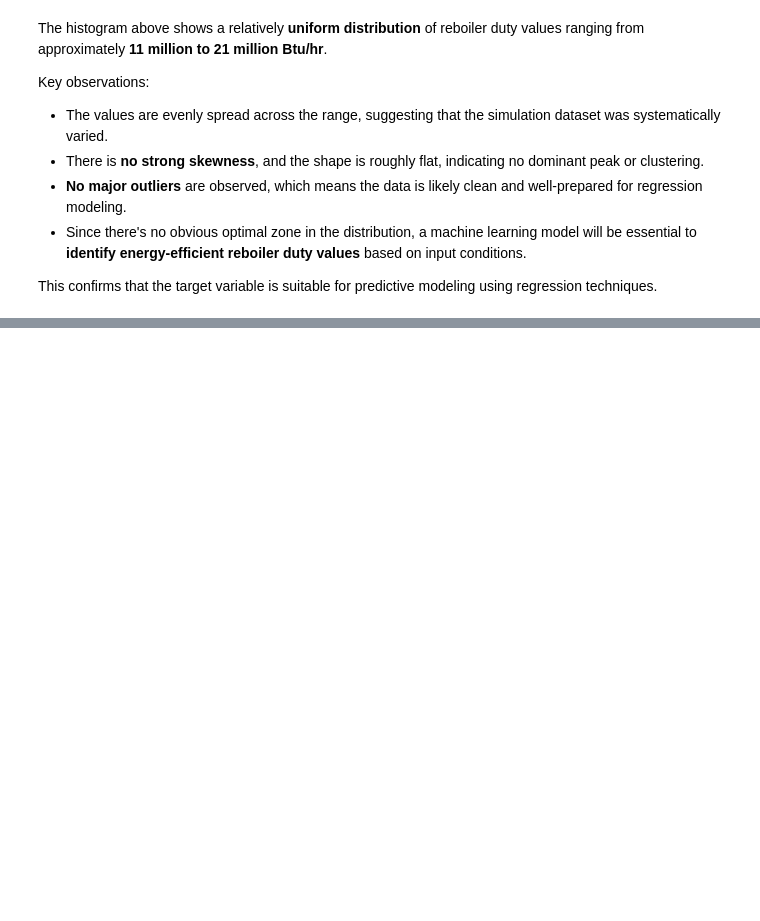
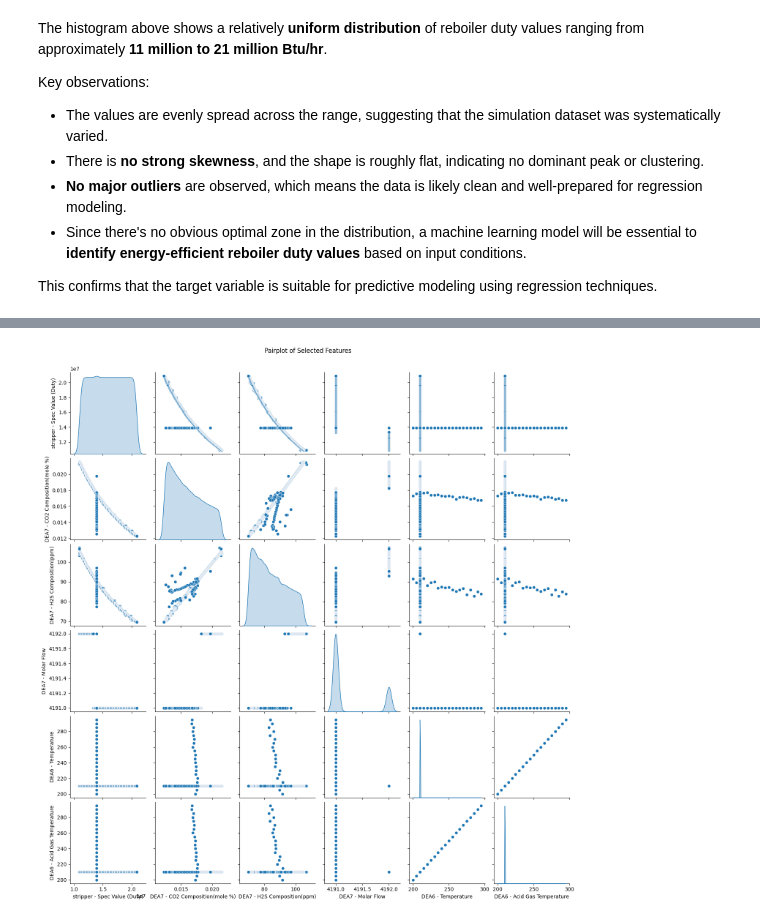
Before and after one commit to Veraeze/AmineRegeneration, a Jupyter notebook: ReboilerDuty.ipynb, the cells around one changed output, grey strips where cells are left out. Saved outputs shown, nothing was run; the diff lists cells and outputs as text; code cells hidden in the pictures; blank space fills up the shorter version.

```diff
--- a/ReboilerDuty.ipynb
+++ b/ReboilerDuty.ipynb
@@ -157,0 +209,17 @@ This confirms that the target variable is suitable for predictive modeling using
+# %%
+# Pairplot of selected features
+
+selected_cols = [
+    'stripper - Spec Value (Duty)',
+    'DEA7 - CO2 Composition(mole %)',
+    'DEA7 - H2S Composition(ppm)',
+    'DEA7 - Molar Flow',
+    'DEA6 - Temperature',
+    'DEA6 - Acid Gas Temperature'
+]
+
+sns.pairplot(df[selected_cols], diag_kind='kde')
+plt.suptitle('Pairplot of Selected Features', y=1.02)
+plt.show()
+# %% [output]
+[figure, added]
```
Also changed, not shown: parts of 12 cells of this notebook.
